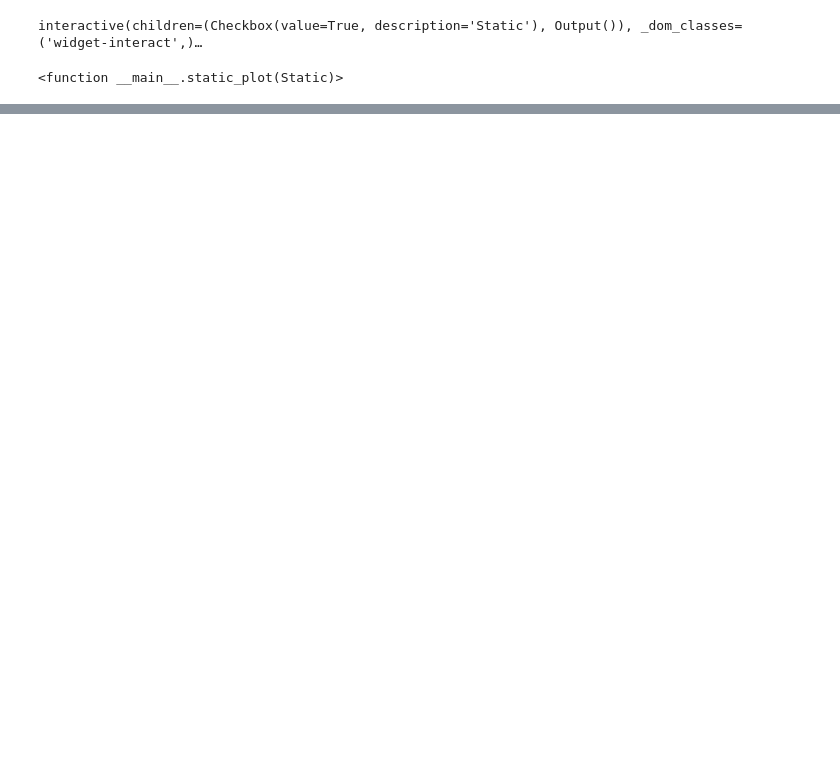
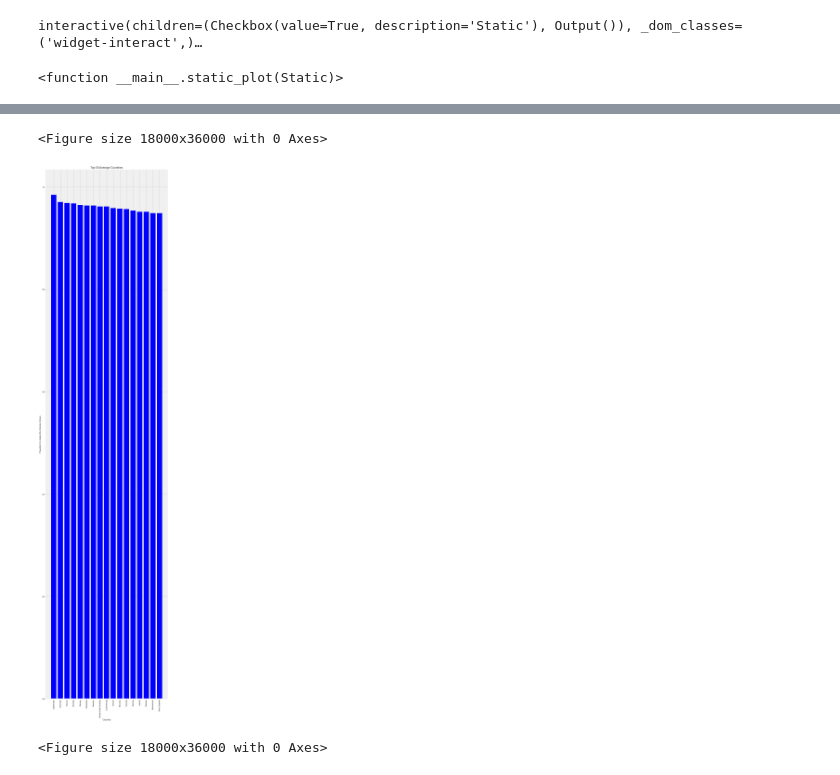
Before and after one commit to npanczyk/is445_final, a Jupyter notebook: happiness2.ipynb, the cells around one changed output, grey strips where cells are left out. Cells and saved outputs as stored; diff of their text form; code cells hidden in the pictures; blank space fills up the shorter version.

Commit message:
contains: plots from nataly, thomas, & betty

```diff
--- a/happiness2.ipynb
+++ b/happiness2.ipynb
@@ -114,0 +179,43 @@ interactive(children=(Checkbox(value=True, description='Static'), Output()), _do
+# %%
+#Load necessary libraries
+%matplotlib inline
+import pandas as pd
+import numpy as np
+import matplotlib.pyplot as plt
+
+# Libraries needed for the data import
+
+import pandas as pd
+import requests
+import io
+
+# Downloading the csv file from my GitHub account
+url = "https://raw.githubusercontent.com/eguerr23/eguerr23.github.io/main/DataPanelWHR2021.csv" # Make sure the url is the raw version of the file on GitHub
+
+
+df = pd.read_csv(url)
+
+#Clean data set for relevant columns
+
+df = df.sort_values(by='Freedom to make life choices', ascending=False)[['Country name', 'year', 'Freedom to make life choices']]
+
+
+relevant = df[["Country name", "year", "Freedom to make life choices"]].head(50)
+
+relevant.sort_values(by='Freedom to make life choices', ascending=False)[['Country name', 'year', 'Freedom to make life choices']]
+relevant.groupby('Country name')['Freedom to make life choices'].mean()
+
+#Visualization showing the 50 countries with the highest avg. score of freedom to make life choices of all time in the data set year column
+
+plt.rcParams["figure.figsize"] = (10, 50)
+plt.bar("Country name","Freedom to make life choices", data = relevant, color = "blue")
+plt.title("Top 50 Average Countries")
+plt.xlabel("Country")
+plt.ylabel("Freedom to make life choices Score")
+plt.xticks(rotation=90)
+plt.style.use('fivethirtyeight')
+plt.figure(figsize=(250,500))
+# %% [output]
+<Figure size 18000x36000 with 0 Axes>
+[figure, added]
+<Figure size 18000x36000 with 0 Axes>
```
Also changed, not shown: parts of 7 cells of this notebook.
